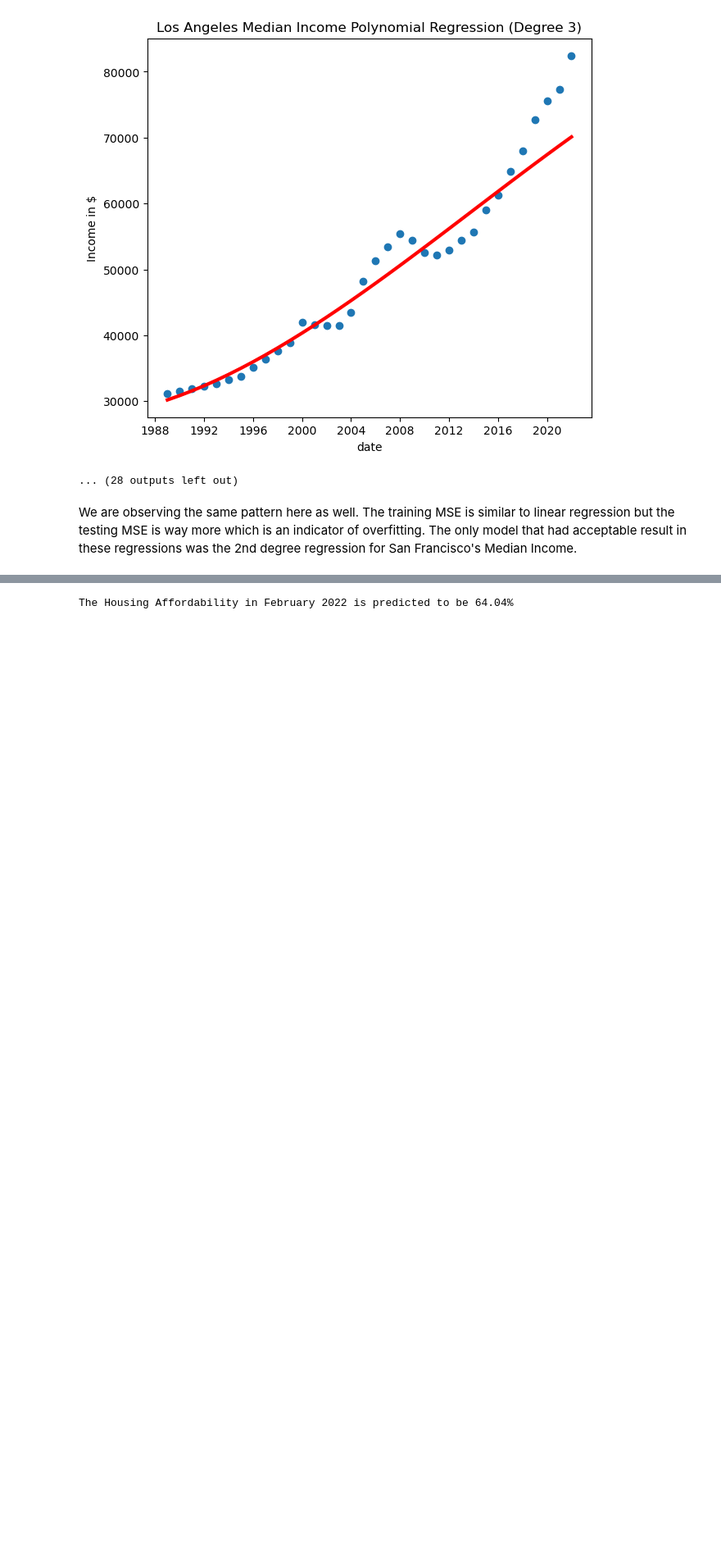
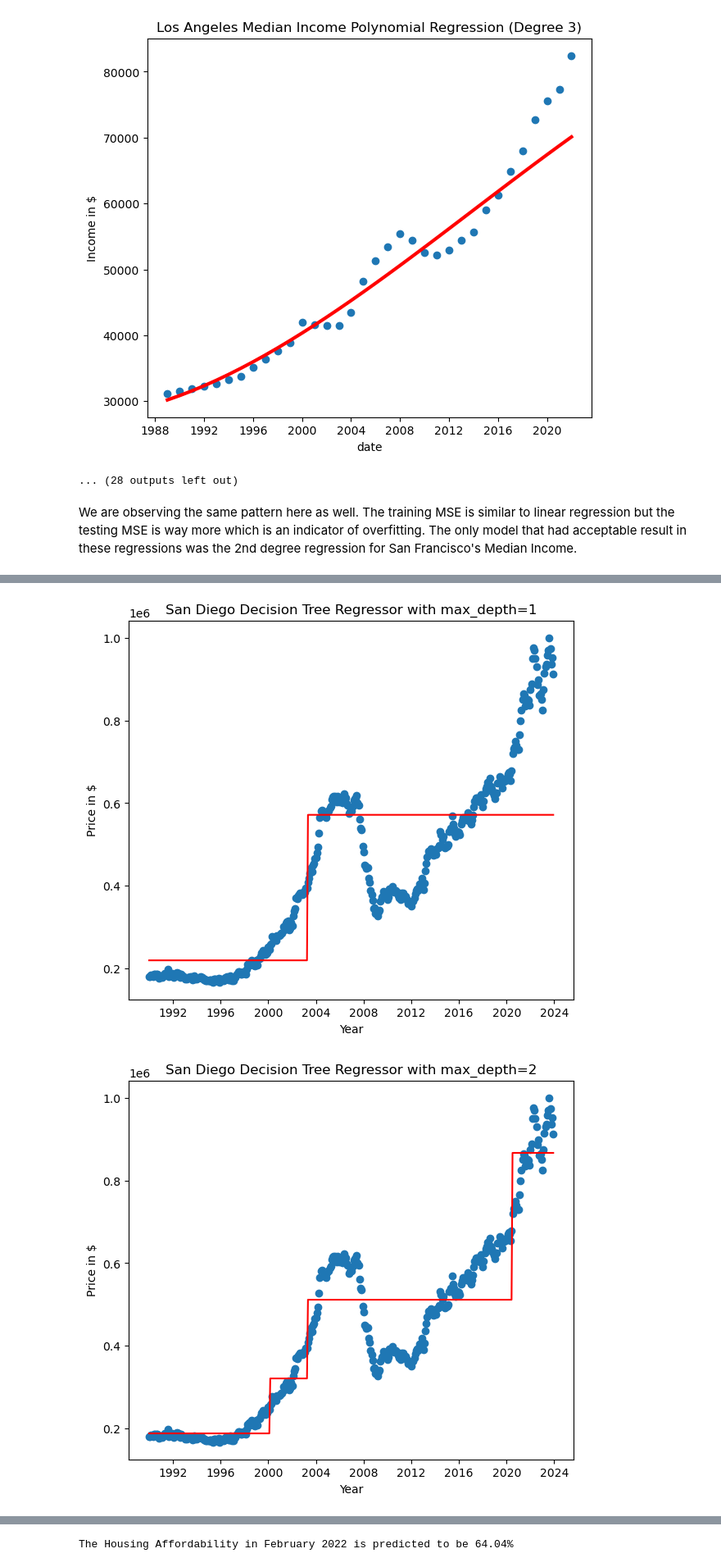
Before and after one commit to RamtinTJB/CSE151A-Project, a Jupyter notebook: notebook.ipynb, the cells around one changed output, grey strips where cells are left out. Shown at 82% size. Drawn from its saved outputs; the diff is of its cells as text; code cells hidden in the pictures; blank space fills up the shorter version.

Commit message:
Implement model 3

```diff
--- a/notebook.ipynb
+++ b/notebook.ipynb
@@ -599,0 +599,27 @@ We are observing the same pattern here as well. The training MSE is similar to l
+# %%
+from sklearn.tree import DecisionTreeRegressor
+from sklearn.ensemble import RandomForestRegressor
+from sklearn.svm import SVR
+
+county = "San Diego"
+
+x = county_dfs[county]["DATE_ENC"].to_numpy()
+y = county_dfs[county][county].to_numpy()
+
+for depth in range(1, 10):
+    model = DecisionTreeRegressor(max_depth=depth)
+    model.fit(x.reshape(-1, 1), y)
+
+    y_pred_train = model.predict(x.reshape(-1, 1))
+
+    plt.scatter(county_dfs[county]["Dates"], y)
+    plt.plot(county_dfs[county]["Dates"], y_pred_train, c='r')
+
+    plt.title(f'{county} Decision Tree Regressor with max_depth={depth}')
+    plt.xlabel("Year")
+    plt.ylabel("Price in $")
+
+    plt.show()
+# %% [output]
+[figure, added]
+[figure, added]
```
Also changed, not shown: parts of 6 cells of this notebook.
